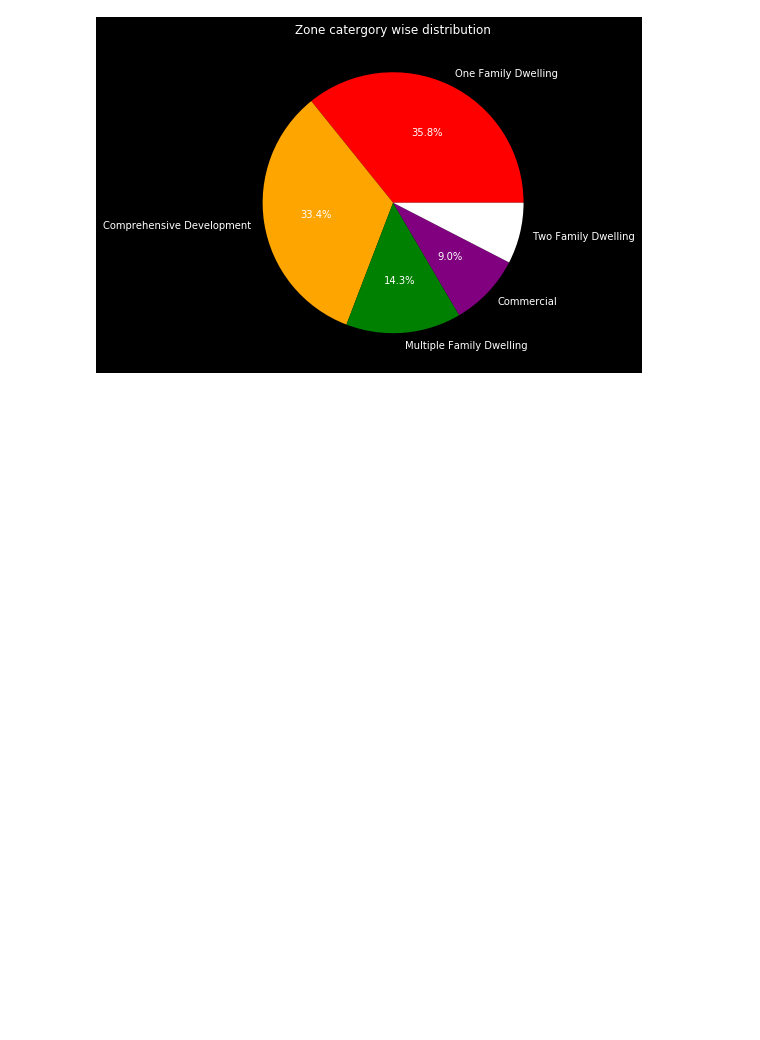
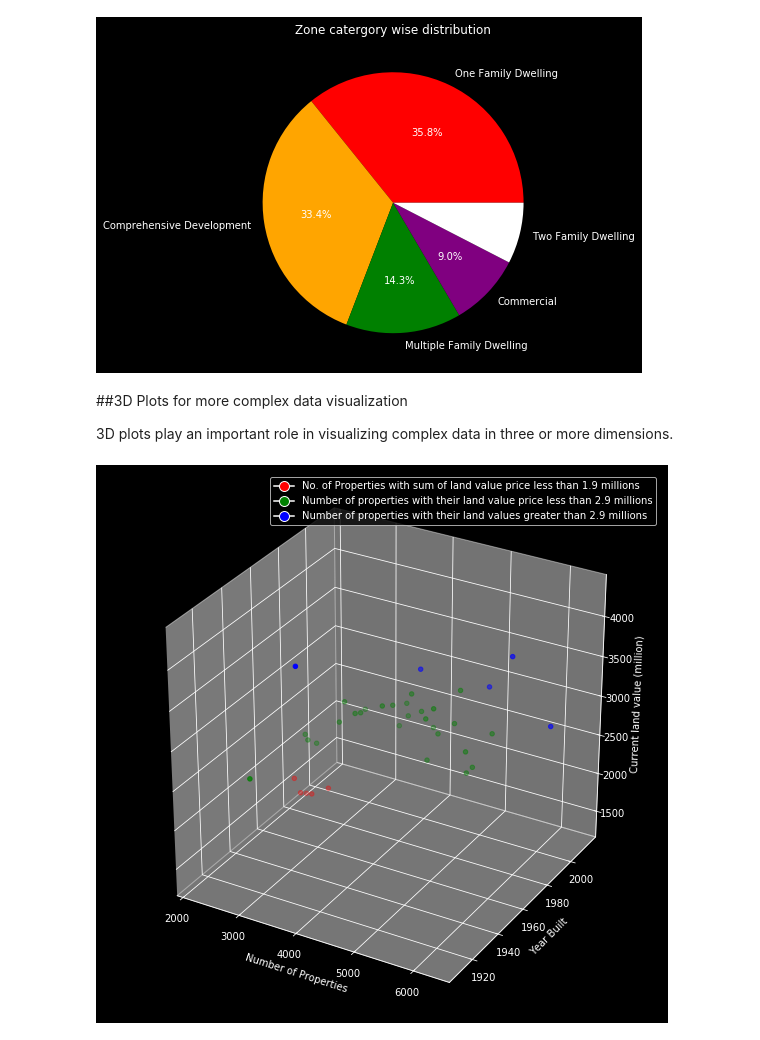
Before and after one commit to mrinaligupta255/Python-Libraries-for-Data-Science, a Jupyter notebook: matplotlib_for_data_science.ipynb, the cells around one changed output. Cells and saved outputs as stored; diff of their text form; code cells hidden in the pictures; blank space fills up the shorter version.

```diff
--- a/matplotlib_for_data_science.ipynb
+++ b/matplotlib_for_data_science.ipynb
@@ -129,3 +144,7 @@ plt.show()
 0                 Commercial             16874
 8        Two Family Dwelling             14231
 [figure]
+# %% [markdown]
+##3D Plots for more complex data visualization
+
+3D plots play an important role in visualizing complex data in three or more dimensions.
@@ -131,0 +160,37 @@ plt.show()
+# %%
+matplotlib.interactive(True)
+df1=df[['YEAR_BUILT','PID','CURRENT_LAND_VALUE']].groupby('YEAR_BUILT',as_index=False).agg({'PID': 'count','CURRENT_LAND_VALUE':'sum'})
+df1=df1.dropna()
+#print(df1)
+morethan2k=df1[df1['PID']>2000]
+#print(morethan2k.reset_index())
+lanvalues = (morethan2k['CURRENT_LAND_VALUE']/2e6).tolist()
+
+colors=['r','g','b']
+# Create a list of colors for each point corresponding to x and y
+c_list = []
+for i,value in enumerate(lanvalues):
+    if value>0 and value<1900:
+        c_list.append(colors[0])
+    elif value>=1900 and value<2900:
+        c_list.append(colors[1])
+    else:
+        c_list.append(colors[2])
+
+fig=plt.figure(figsize=(10,10))
+ax=fig.gca(projection='3d')
+ax.scatter(morethan2k['PID'], morethan2k['YEAR_BUILT'], morethan2k['CURRENT_LAND_VALUE']/2e6,c=c_list)
+# Set labels according to axis
+plt.xlabel('Number of Properties')
+plt.ylabel('Year Built')
+ax.set_zlabel('Current land value (million)')
+legend_elements = [Line2D([0], [0], marker='o', color='w', label='No. of Properties with sum of land value price less than 1.9 millions',markerfacecolor='r', markersize=10),
+                  Line2D([0], [0], marker='o', color='w', label='Number of properties with their land value price less than 2.9 millions',markerfacecolor='g', markersize=10),
+                   Line2D([0], [0], marker='o', color='w', label='Number of properties with their land values greater than 2.9 millions',markerfacecolor='b', markersize=10)
+                  ]
+
+# Make legend
+ax.legend(handles=legend_elements, loc='best')
+plt.show()
+# %% [output]
+[figure, added]
```
Also changed, not shown: parts of 3 cells of this notebook.
